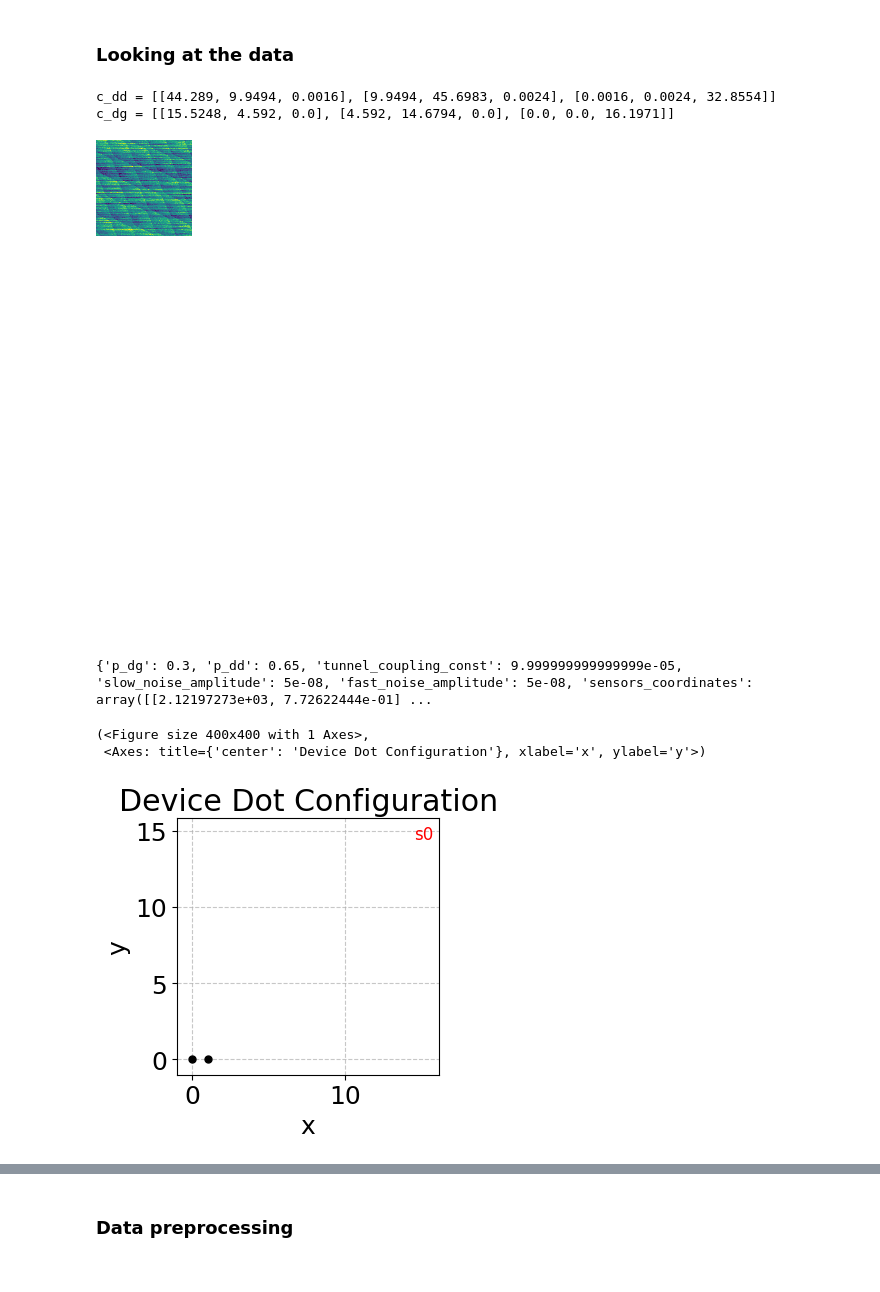
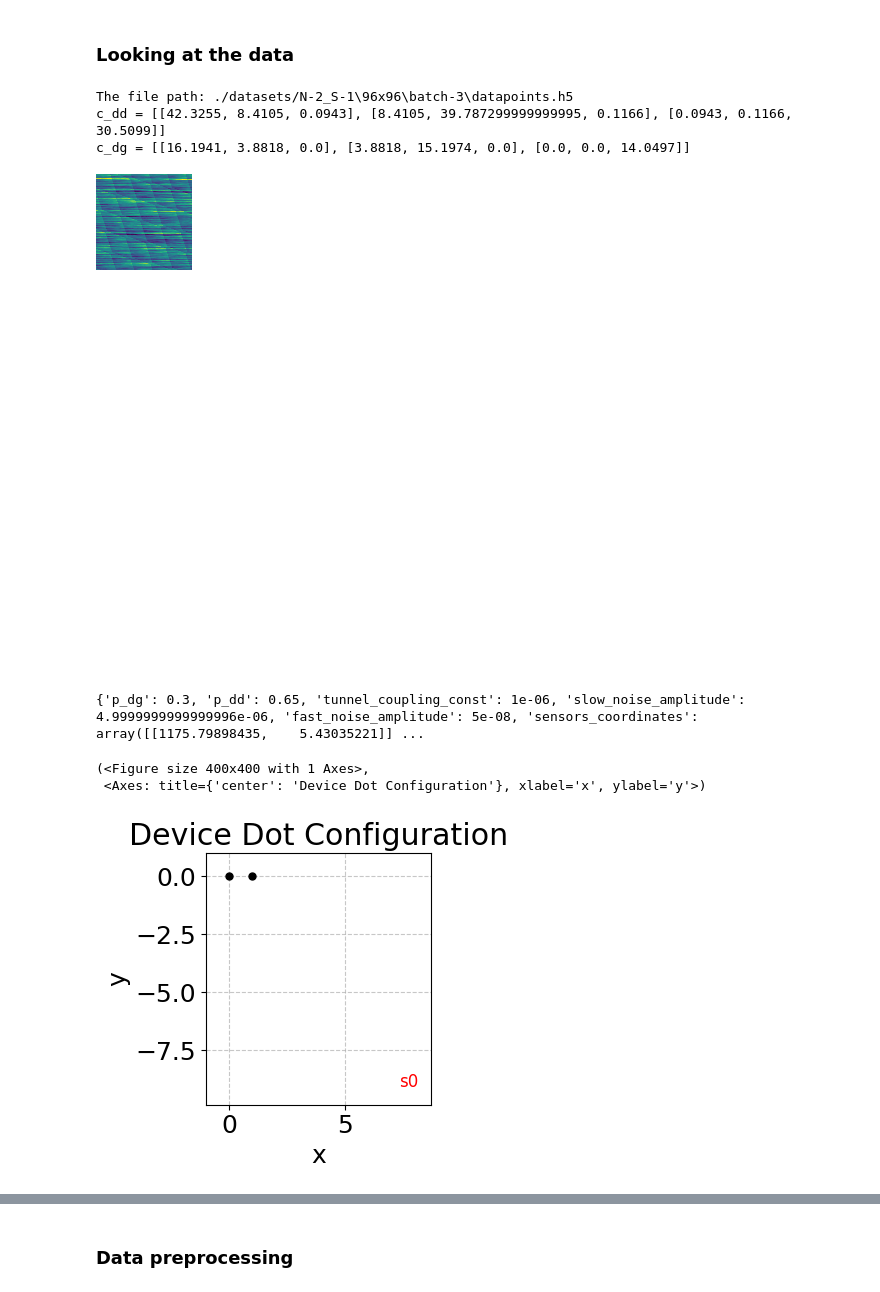
Before and after one commit to KREFT-QS-13/learning-QDs-parameters, a Jupyter notebook: example.ipynb, the cells around one changed output, grey strips where cells are left out. Saved outputs shown, nothing was run; the diff lists cells and outputs as text; code cells hidden in the pictures.

```diff
--- a/example.ipynb
+++ b/example.ipynb
@@ -21,38 +21,39 @@ import torch
 # %%
 %matplotlib inline
 if c.PATH_0 == './ALICE/':
     batch_number = 2
     img_number = '0035487789'
 else:
     batch_number = 3
     img_number = '0060485230'
 
 # 21 : 3990714507 , 4306286080 , 5016070997 , 4592798557 , 4870765773
 # 22 : 9175617790 , 9043315088 , 8890086813 , 8532766679 , 9775337420 , 8118788830 , 5237945314
 # u.reconstruct_img_with_matrices(batch_number, img_number, True)[0]
-fig, c_dd, c_dg = u.reconstruct_img_with_matrices(29, '5172012409', [3,2,1])
+fig, c_dd, c_dg = u.reconstruct_img_with_matrices(3, '2868371462', [3,2,1])
 print(f"c_dd = {c_dd.tolist()}\nc_dg = {c_dg.tolist()}")
 fig
 # %% [output]
-c_dd = [[44.289, 9.9494, 0.0016], [9.9494, 45.6983, 0.0024], [0.0016, 0.0024, 32.8554]]
-c_dg = [[15.5248, 4.592, 0.0], [4.592, 14.6794, 0.0], [0.0, 0.0, 16.1971]]
+The file path: ./datasets/N-2_S-1\96x96\batch-3\datapoints.h5
+c_dd = [[42.3255, 8.4105, 0.0943], [8.4105, 39.787299999999995, 0.1166], [0.0943, 0.1166, 30.5099]]
+c_dg = [[16.1941, 3.8818, 0.0], [3.8818, 15.1974, 0.0], [0.0, 0.0, 14.0497]]
-[figure, old version]
+[figure, new version]
 [figure]
 # %%
 parms_names = ['p_dg', 'p_dd', 'tunnel_coupling_const', 'slow_noise_amplitude',
                'fast_noise_amplitude', 'sensors_coordinates', 'r_min', 'r_max']
-params = u.load_parameters(29, '5172012409', [3,2,1], parms_names)
+params = u.load_parameters(3, '2868371462', [3,2,1], parms_names)
 print(params)
 # %% [output]
-{'p_dg': 0.3, 'p_dd': 0.65, 'tunnel_coupling_const': 9.999999999999999e-05, 'slow_noise_amplitude': 5e-08, 'fast_noise_amplitude': 5e-08, 'sensors_coordinates': array([[2.12197273e+03, 7.72622444e-01] ...
+{'p_dg': 0.3, 'p_dd': 0.65, 'tunnel_coupling_const': 1e-06, 'slow_noise_amplitude': 4.9999999999999996e-06, 'fast_noise_amplitude': 5e-08, 'sensors_coordinates': array([[1175.79898435,    5.43035221]] ...
 # %%
 %matplotlib inline
 # 19 : 6855079316 , 4269757637 , 0704002487
 parms_names = ['device', 'sensors_coordinates']
-params = u.load_parameters(29, '5172012409', [3,2,1], parms_names)
+params = u.load_parameters(3, '2868371462', [3,2,1], parms_names)
 u.plot_device_lattice(params['device'], params['sensors_coordinates'])
 # %% [output]
 (<Figure size 400x400 with 1 Axes>,
  <Axes: title={'center': 'Device Dot Configuration'}, xlabel='x', ylabel='y'>)
-[figure, old version]
+[figure, new version]
 # %%
```
Also changed, not shown: parts of 15 cells of this notebook, 5 other files.
